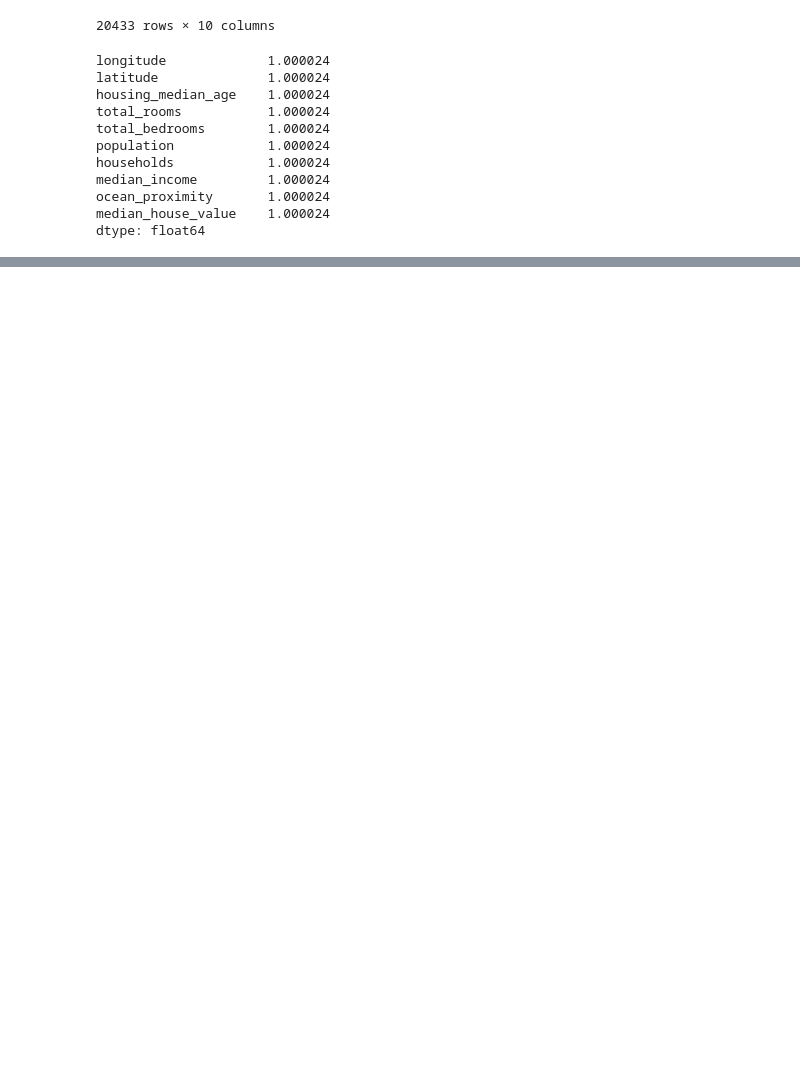
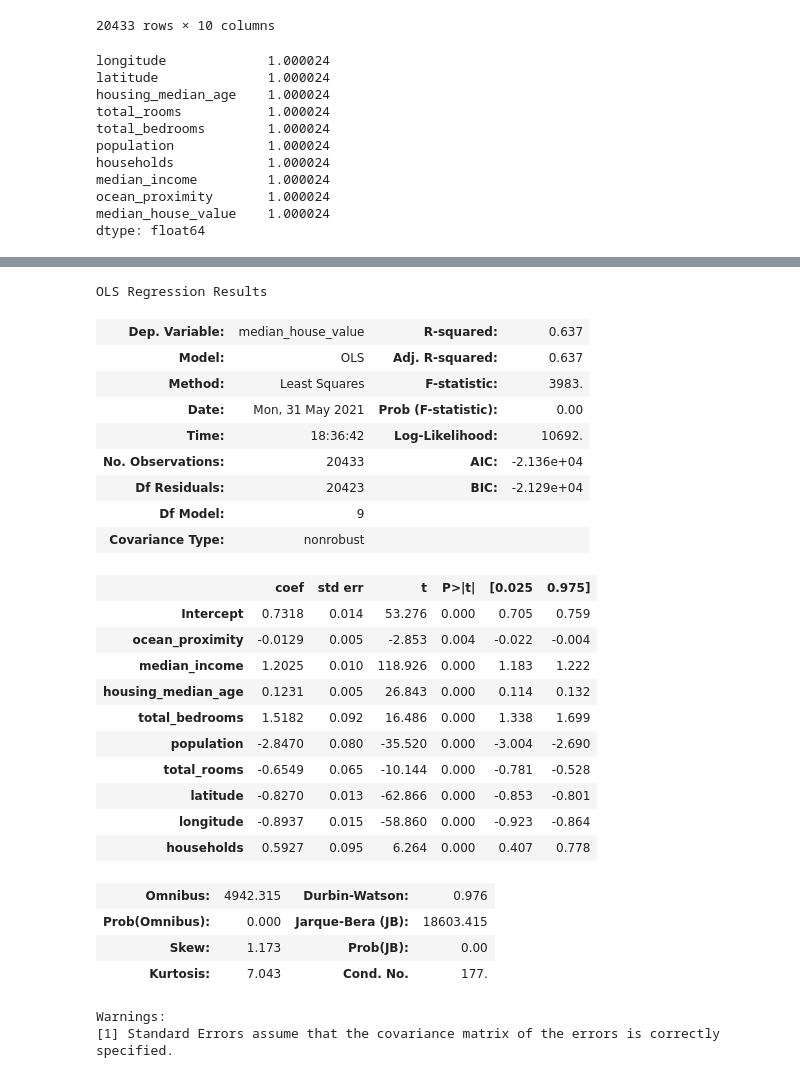
Before and after one commit to jjohashi/cogs109_finalproject, a Jupyter notebook: Cogs 109_housing.ipynb, the cells around one changed output, grey strips where cells are left out. Saved outputs shown, nothing was run; the diff lists cells and outputs as text; code cells hidden in the pictures; blank space fills up the shorter version.

```diff
--- a/Cogs 109_housing.ipynb
+++ b/Cogs 109_housing.ipynb
@@ -205,0 +514,31 @@ np.argmin(mse)
+# %%
+model_9 = ols("median_house_value ~ 1 + ocean_proximity + median_income + housing_median_age + total_bedrooms + population + total_rooms + latitude + longitude + households", data = df_normalize).fit()
+model_9.summary()
+# %% [output]
+OLS Regression Results
+| Dep. Variable: | median_house_value | R-squared: | 0.637 |
+| Model: | OLS | Adj. R-squared: | 0.637 |
+| Method: | Least Squares | F-statistic: | 3983. |
+| Date: | Mon, 31 May 2021 | Prob (F-statistic): | 0.00 |
+| Time: | 18:36:42 | Log-Likelihood: | 10692. |
+| No. Observations: | 20433 | AIC: | -2.136e+04 |
+| Df Residuals: | 20423 | BIC: | -2.129e+04 |
+| Df Model: | 9 |  |  |
+| Covariance Type: | nonrobust |  |  |
+|  | coef | std err | t | P>|t| | [0.025 | 0.975] |
+| Intercept | 0.7318 | 0.014 | 53.276 | 0.000 | 0.705 | 0.759 |
+| ocean_proximity | -0.0129 | 0.005 | -2.853 | 0.004 | -0.022 | -0.004 |
+| median_income | 1.2025 | 0.010 | 118.926 | 0.000 | 1.183 | 1.222 |
+| housing_median_age | 0.1231 | 0.005 | 26.843 | 0.000 | 0.114 | 0.132 |
+| total_bedrooms | 1.5182 | 0.092 | 16.486 | 0.000 | 1.338 | 1.699 |
+| population | -2.8470 | 0.080 | -35.520 | 0.000 | -3.004 | -2.690 |
+| total_rooms | -0.6549 | 0.065 | -10.144 | 0.000 | -0.781 | -0.528 |
+| latitude | -0.8270 | 0.013 | -62.866 | 0.000 | -0.853 | -0.801 |
+| longitude | -0.8937 | 0.015 | -58.860 | 0.000 | -0.923 | -0.864 |
+| households | 0.5927 | 0.095 | 6.264 | 0.000 | 0.407 | 0.778 |
+| Omnibus: | 4942.315 | Durbin-Watson: | 0.976 |
+| Prob(Omnibus): | 0.000 | Jarque-Bera (JB): | 18603.415 |
+| Skew: | 1.173 | Prob(JB): | 0.00 |
+| Kurtosis: | 7.043 | Cond. No. | 177. |
+Warnings:
+[1] Standard Errors assume that the covariance matrix of the errors is correctly specified.
```
Also changed, not shown: parts of 20 cells of this notebook.
